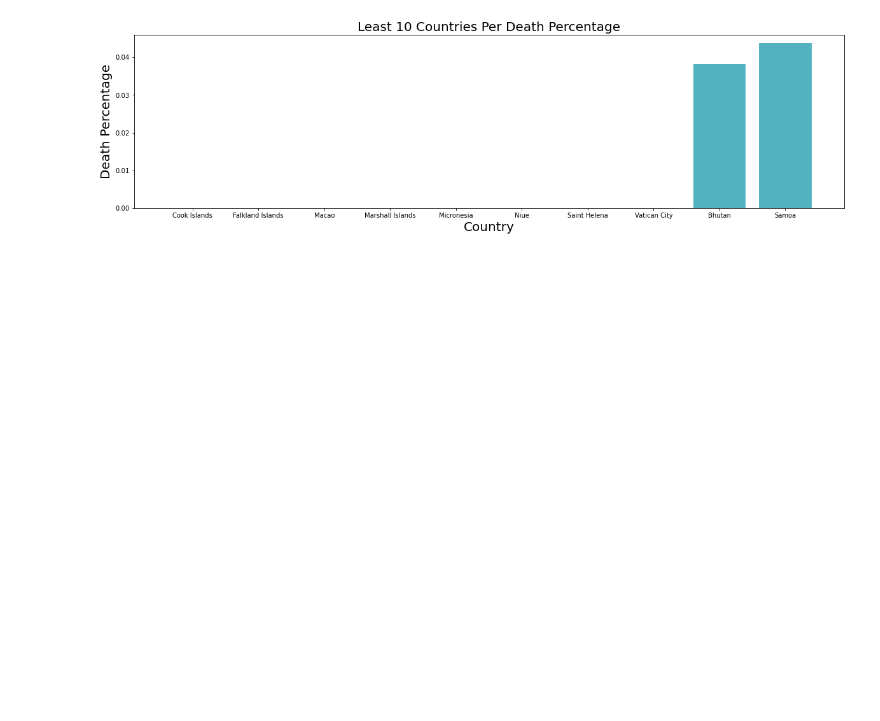
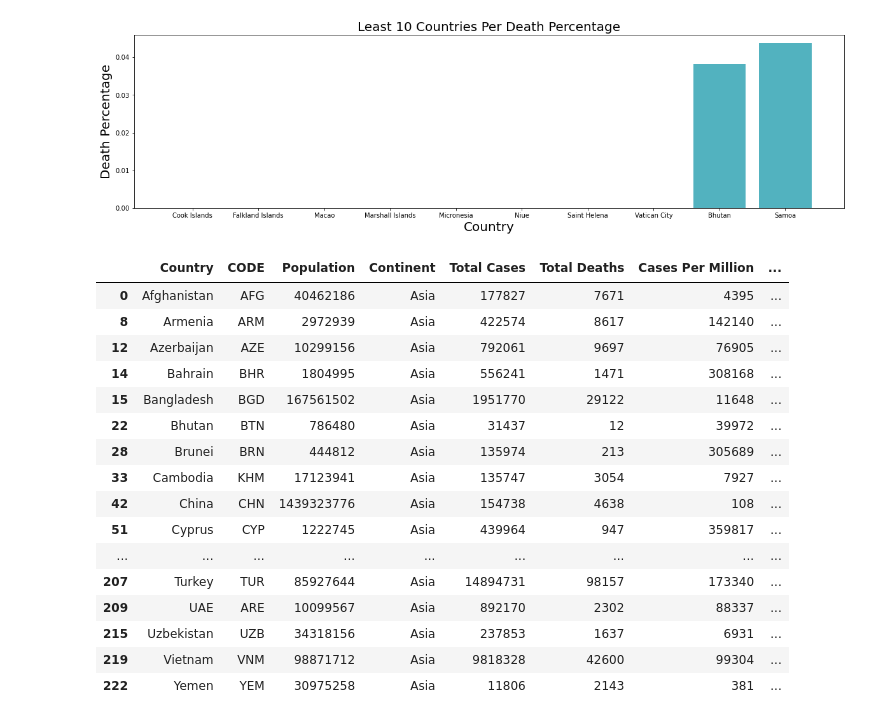
Before and after one commit to hewmatt10/COVID-19_Data, a Jupyter notebook: COVID-19_Data_Analysis.ipynb, the cells around one changed output. Saved outputs shown, nothing was run; the diff lists cells and outputs as text; code cells hidden in the pictures; blank space fills up the shorter version.

```diff
--- a/COVID-19_Data_Analysis.ipynb
+++ b/COVID-19_Data_Analysis.ipynb
@@ -126,0 +130,21 @@ for c in columns:
+# %%
+df_asia = df[df['Continent'] == 'Asia']
+df_asia
+# %% [output]
+|  | Country | CODE | Population | Continent | Total Cases | Total Deaths | Cases Per Million | ... |
+| 0 | Afghanistan | AFG | 40462186 | Asia | 177827 | 7671 | 4395 | ... |
+| 8 | Armenia | ARM | 2972939 | Asia | 422574 | 8617 | 142140 | ... |
+| 12 | Azerbaijan | AZE | 10299156 | Asia | 792061 | 9697 | 76905 | ... |
+| 14 | Bahrain | BHR | 1804995 | Asia | 556241 | 1471 | 308168 | ... |
+| 15 | Bangladesh | BGD | 167561502 | Asia | 1951770 | 29122 | 11648 | ... |
+| 22 | Bhutan | BTN | 786480 | Asia | 31437 | 12 | 39972 | ... |
+| 28 | Brunei | BRN | 444812 | Asia | 135974 | 213 | 305689 | ... |
+| 33 | Cambodia | KHM | 17123941 | Asia | 135747 | 3054 | 7927 | ... |
+| 42 | China | CHN | 1439323776 | Asia | 154738 | 4638 | 108 | ... |
+| 51 | Cyprus | CYP | 1222745 | Asia | 439964 | 947 | 359817 | ... |
+| ... | ... | ... | ... | ... | ... | ... | ... | ... |
+| 207 | Turkey | TUR | 85927644 | Asia | 14894731 | 98157 | 173340 | ... |
+| 209 | UAE | ARE | 10099567 | Asia | 892170 | 2302 | 88337 | ... |
+| 215 | Uzbekistan | UZB | 34318156 | Asia | 237853 | 1637 | 6931 | ... |
+| 219 | Vietnam | VNM | 98871712 | Asia | 9818328 | 42600 | 99304 | ... |
+| 222 | Yemen | YEM | 30975258 | Asia | 11806 | 2143 | 381 | ... |
```
Also changed, not shown: parts of 4 cells of this notebook.
